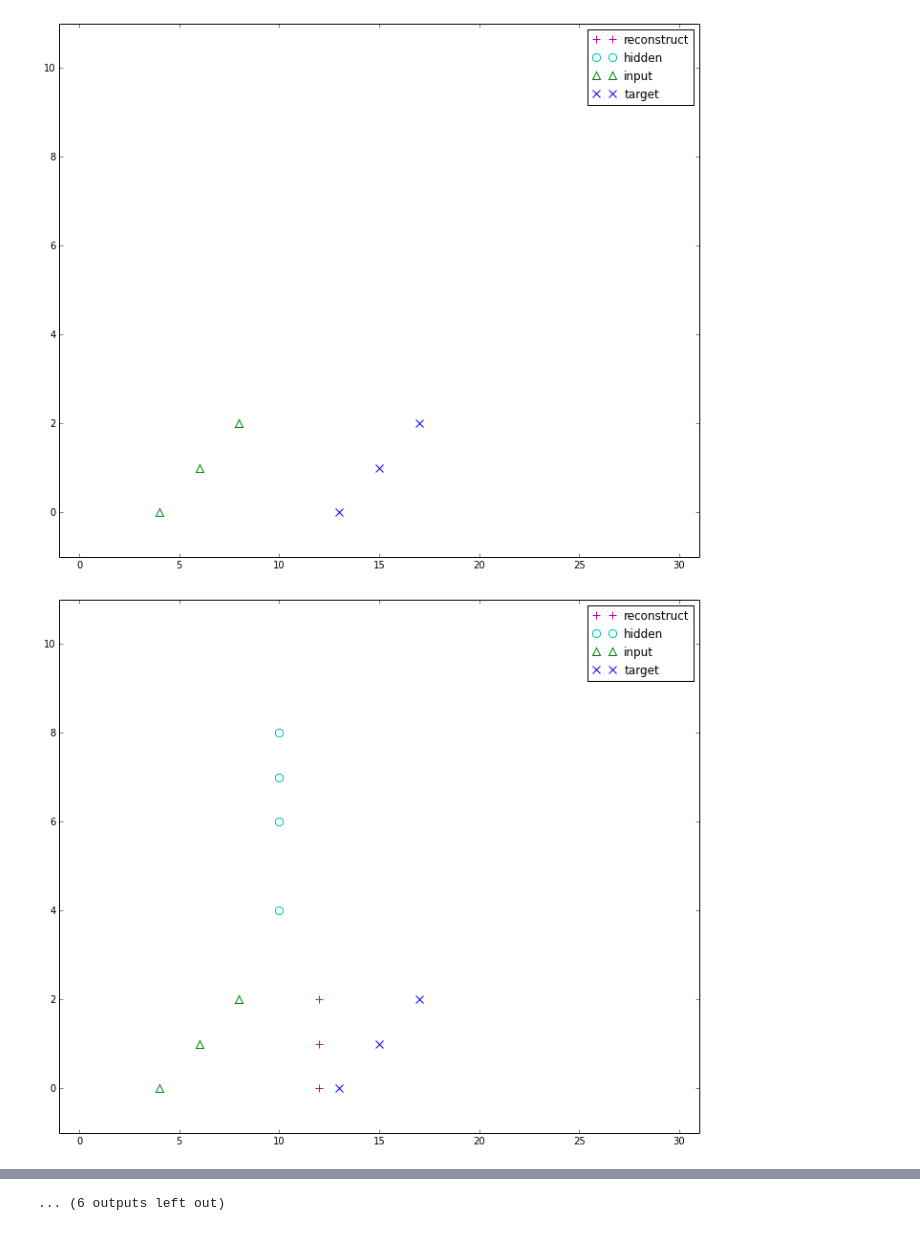
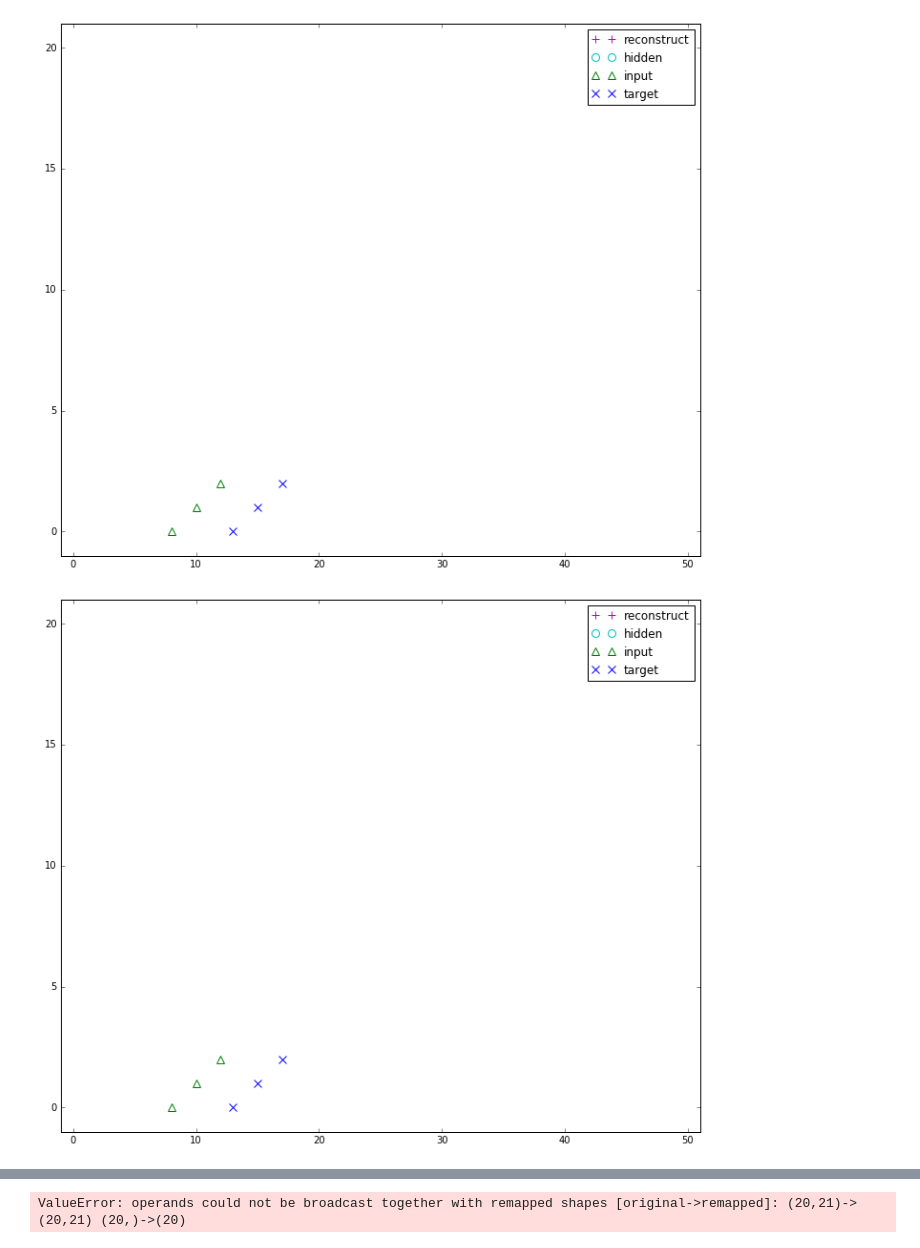
Before and after one commit to liuYing77/time_based_sae, a Jupyter notebook: time_based_SAE-fx.ipynb, the cells around one changed output, grey strips where cells are left out. Saved outputs shown, nothing was run; the diff lists cells and outputs as text; code cells hidden in the pictures.

```diff
--- a/time_based_SAE-fx.ipynb
+++ b/time_based_SAE-fx.ipynb
@@ -74,10 +58,10 @@ np.random.seed(10)
 # train_x, train_y = mu.get_train_data()
 # train_x /= 255. # <- wouldn't this make it [0., 1.]?
 in_size = 3#794
-hid_size = 10#500
-run_time = 30
-delay = 1.
-tgt_delay = 10.
+hid_size = 20#500
+run_time = 50
+delay = 5
+tgt_delay = 10
 description = {'level': 0,
                'run_time': run_time,
                'sizes': {'in': in_size, 'hid': hid_size, 'rcn': in_size},
@@ -93,7 +77,7 @@ description = {'level': 0,
                         'min_w':     -2.,
                         't_plus':     20.,
                         't_minus':    20.,
-                        'learn_rate': 0.001,
+                        'learn_rate': 0.01,
                         'target_times': np.zeros((in_size, 1), dtype=np.int32),
                         'target_delay': tgt_delay,},
               }
@@ -113,7 +97,7 @@ if record_flag:
 lvl_0 = AELayer(description)
 prev_w  = lvl_0._w.copy()
 period = 33
-epoch = 10000 # training epochs
+epoch = 60000 # training epochs
 num_test = 1
 # patterns = np.int16(np.floor((1.-train_x[:num_test])*period ))
 # patterns_y = np.zeros((num_test, 10))
@@ -172,32 +156,32 @@ for iteration in range(epoch):
 # #             print iteration
 # #             neuron_id, time_stamp = np.where(o_spike==1)
 # #             plt.plot(time_stamp, neuron_id, '.')
 # #             plt.xlim((0,run_len))
 # #             plt.show()
 
 #             recon = (o_spike.argmax(axis=1)-teach_delay)*1.
 
 #             recon[recon>=0] = (K-recon[recon>=0])/K
 #             recon[recon<0] = 0
 
 #             loss =  ((((K-patterns)/K)[p_id]-recon.flatten()) ** 2).mean()
 # #             print 'Loss:', ((((K-patterns)/K)[p_id]-recon.flatten()) ** 2).mean()
 
 #             predict = np.argmax(recon[-10:])
 
 # #             print 'Predict: ', np.argmax(predict)
 # #             print predict
 # #             recon_img = np.reshape(recon[:-10], (28,28))
 # #             plt.imshow(recon_img, cmap=cm.gray_r, clim=(0,1))
 # #             plt.show()
 #             if record_flag:
 #                 loss_list.append(loss)
 # #                 predict_list.append(predict)
 # #                 w_list.append(w.flatten())
 #                 w_list.append(w[-10:,:].flatten())
 #                 print p_id, '%0.3f'%loss, np.int16(train_y[p_id]), predict, '%.2f'%recon[-10+predict]
 #     if np.mod(iteration,10) == 9:
 #         delta_w *= 0.8
 # %% [output]
-[figure, old version]
+[figure, new version]
-[figure, old version]
+[figure, new version]
@@ -214,4 +197,4 @@ for iteration in range(epoch):
-... (6 outputs left out)
+ValueError: operands could not be broadcast together with remapped shapes [original->remapped]: (20,21)->(20,21) (20,)->(20)
 # %%
 # plt.plot(loss_list)
 # avg_num = 10
```
Also changed, not shown: parts of 2 cells of this notebook, 1 other file.
